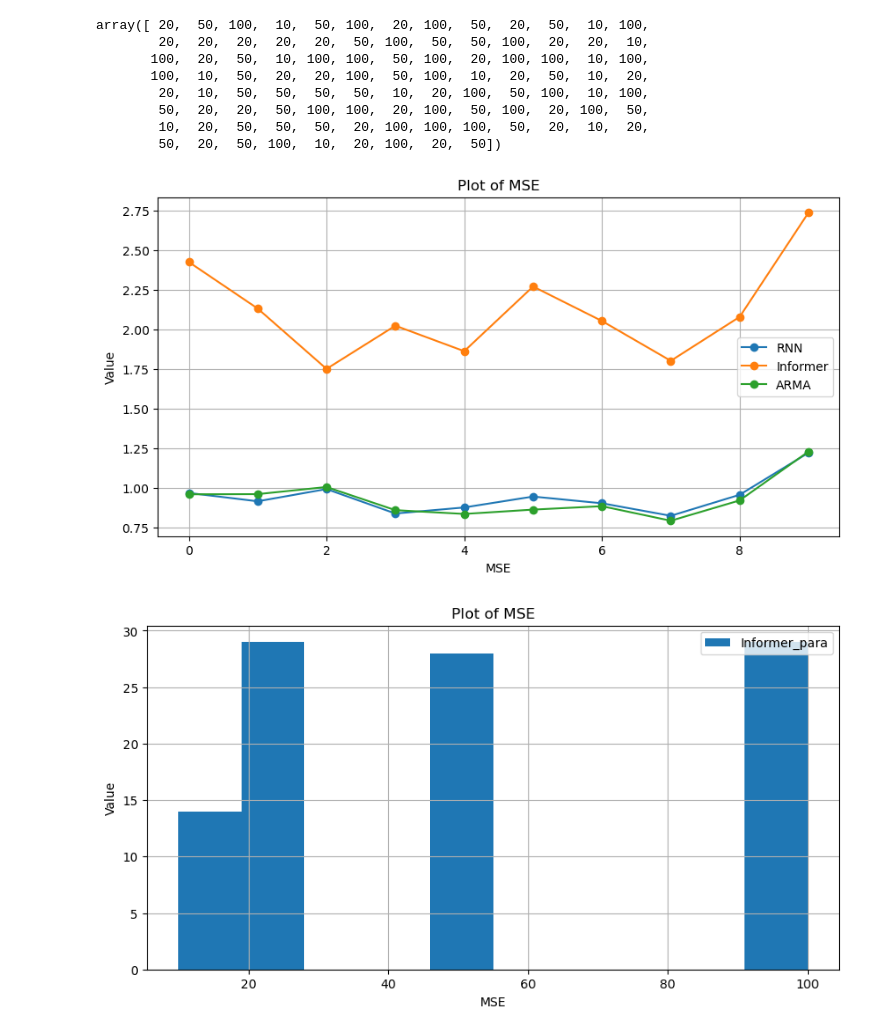
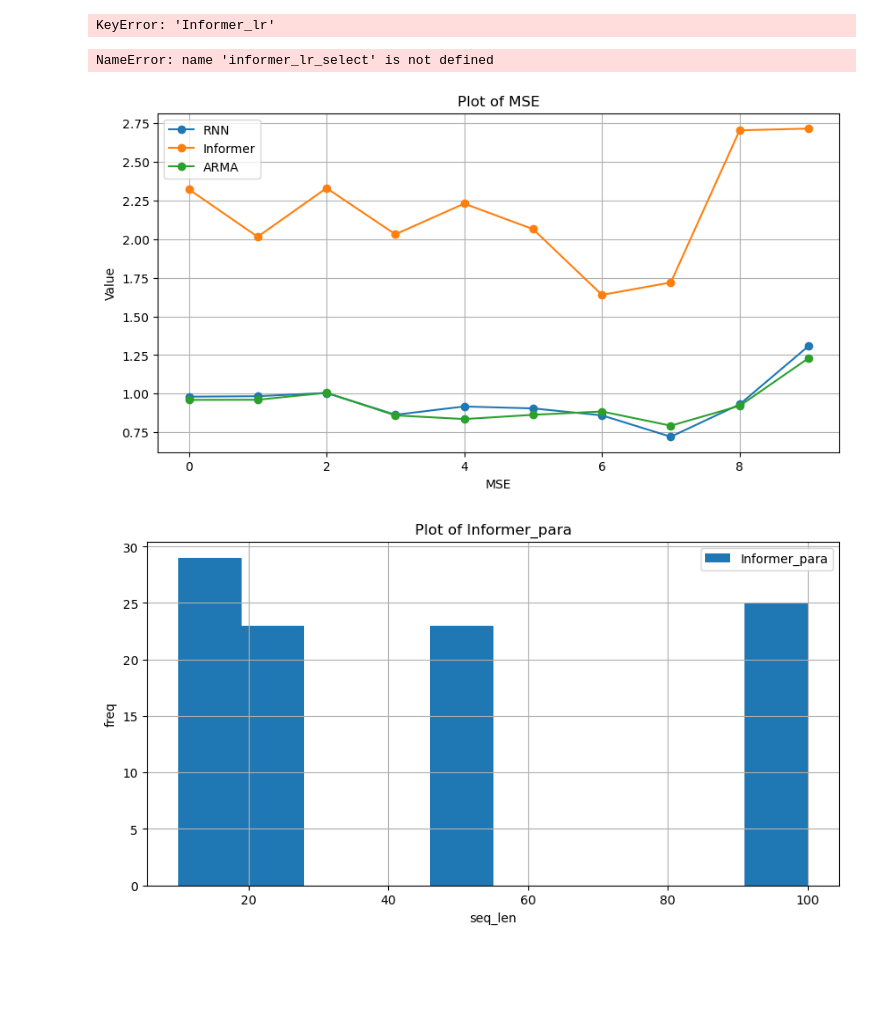
Before and after one commit to jasongangquanzhang/Informer_Time_Series, a Jupyter notebook: visiualization.ipynb, the cells around one changed output. Saved outputs shown, nothing was run; the diff lists cells and outputs as text; code cells hidden in the pictures; blank space fills up the shorter version.

Commit message:
deleted:    csv_results/result_1.csv 	deleted:    csv_results/result_2.csv 	deleted:    csv_results/result_3.csv 	deleted:    csv_results/result_5.csv 	modified:   visiualization.ipynb

```diff
--- a/visiualization.ipynb
+++ b/visiualization.ipynb
@@ -5,7 +5,7 @@ import numpy as np
 from sklearn.metrics import mean_squared_error
 import matplotlib.pyplot as plt
 # %%
-df = pd.read_csv('csv_result_mercury/result_8.csv')
+df = pd.read_csv('csv_results/result_7.csv')
 df
 # %% [output]
 |  | seed | True | ARMA | Informer | Informer_para | RNN |
@@ -27,16 +27,14 @@ informer_mse = mean_squared_error(np.array(df['True'].apply(ast.literal_eval).to
 rnn_mse = mean_squared_error(np.array(df['True'].apply(ast.literal_eval).to_list()),np.array(df['RNN'].apply(ast.literal_eval).to_list()),multioutput='raw_values')
 # %%
 informer_select = np.array(df['Informer_para'].apply(ast.literal_eval).to_list())[:,0]
+informer_lr_select = np.array(df['Informer_lr'].to_list())
 informer_select
 # %% [output]
-array([ 20,  50, 100,  10,  50, 100,  20, 100,  50,  20,  50,  10, 100,
-        20,  20,  20,  20,  20,  50, 100,  50,  50, 100,  20,  20,  10,
-       100,  20,  50,  10, 100, 100,  50, 100,  20, 100, 100,  10, 100,
-       100,  10,  50,  20,  20, 100,  50, 100,  10,  20,  50,  10,  20,
-        20,  10,  50,  50,  50,  50,  10,  20, 100,  50, 100,  10, 100,
-        50,  20,  20,  50, 100, 100,  20, 100,  50, 100,  20, 100,  50,
-        10,  20,  50,  50,  50,  20, 100, 100, 100,  50,  20,  10,  20,
-        50,  20,  50, 100,  10,  20, 100,  20,  50])
+KeyError: 'Informer_lr'
+# %%
+informer_lr_select
+# %% [output]
+NameError: name 'informer_lr_select' is not defined
 # %%
 import matplotlib.pyplot as plt
 import numpy as np
@@ -53,17 +51,17 @@ plt.grid(True)
 plt.legend()
 plt.show()
 # %% [output]
-[figure, old version]
+[figure, new version]
 # %%
 
 # Plotting the array
 plt.figure(figsize=(10, 5))
 plt.hist(informer_select,label = 'Informer_para')  # Using 'o' as a marker for each data point
-plt.title('Plot of MSE')
-plt.xlabel('MSE')
-plt.ylabel('Value')
+plt.title('Plot of Informer_para')
+plt.xlabel('seq_len')
+plt.ylabel('freq')
 plt.grid(True)
 plt.legend()
 plt.show()
 # %% [output]
-[figure, old version]
+[figure, new version]
```
Also changed, not shown: parts of 2 cells of this notebook, 4 other files.
